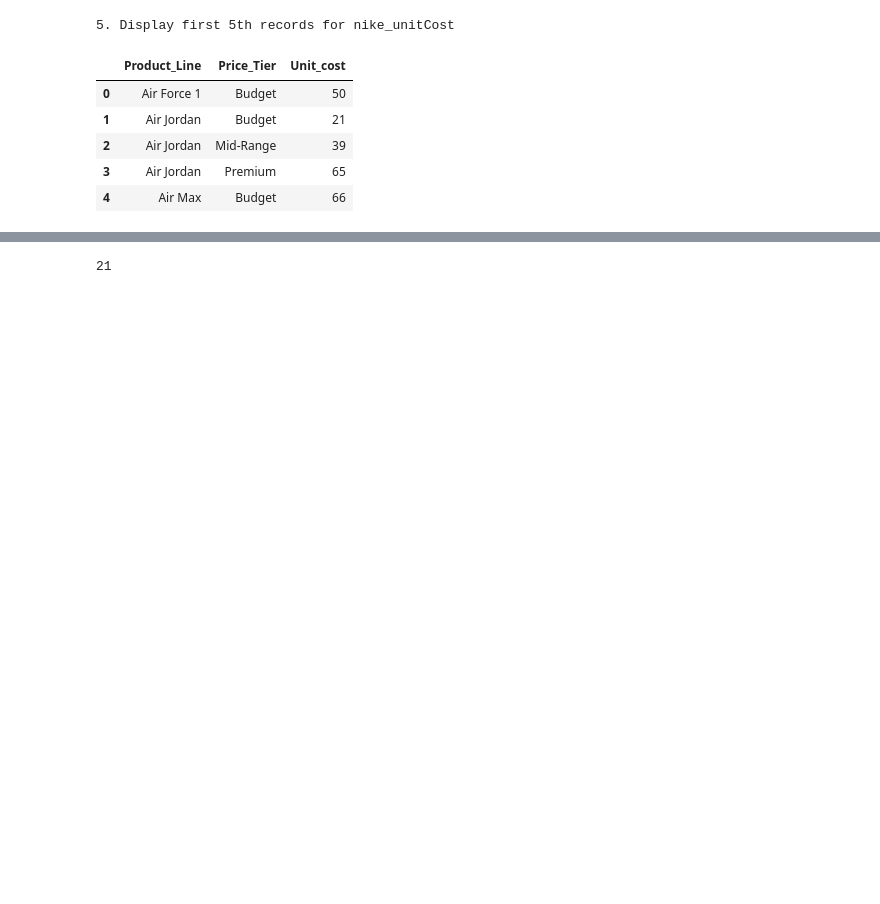
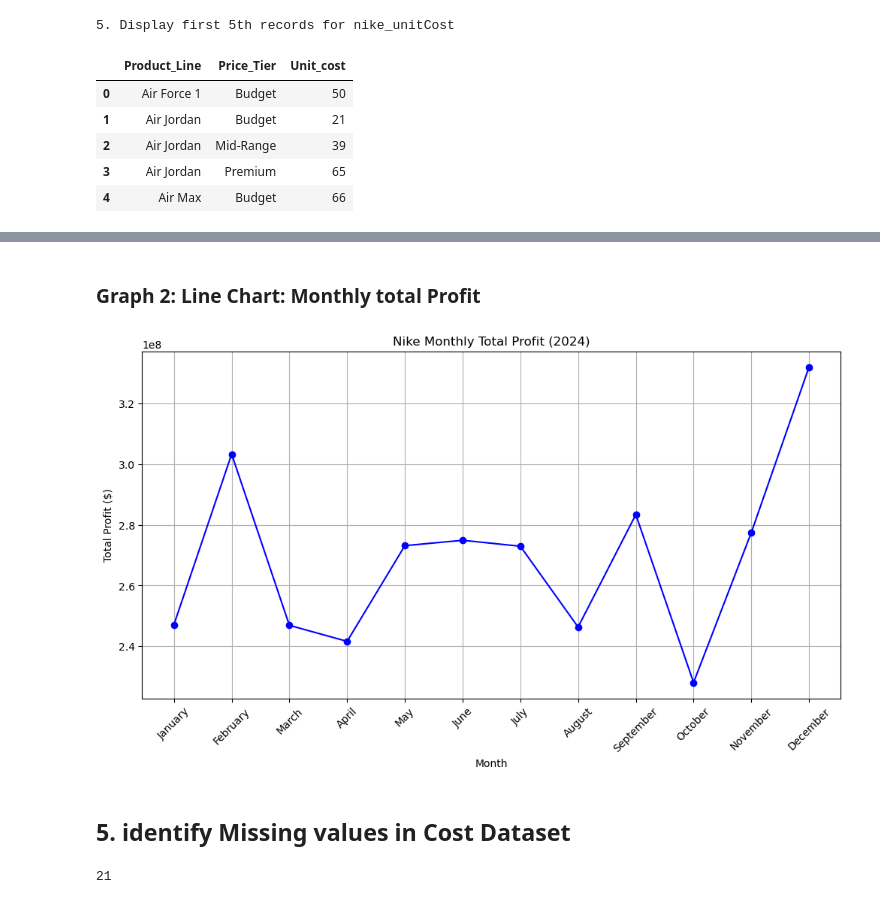
Before and after one commit to kchan450/Assignment3, a Jupyter notebook: Script/Assignment5_0220.ipynb, the cells around one changed output, grey strips where cells are left out. Cells and saved outputs as stored; diff of their text form; code cells hidden in the pictures; blank space fills up the shorter version.

```diff
--- a/Script/Assignment5_0220.ipynb
+++ b/Script/Assignment5_0220.ipynb
@@ -176,3 +240,32 @@ new = pd.merge(sales, cost, how = 'left', on=["Product_Line", "Price_Tier"])
+# %% [markdown]
+### Graph 2: Line Chart: Monthly total Profit
+# %%
+# Compute Total Profit per row (without modifying the original dataset)
+new["Total_Profit"] = (new["Retail_Price"] - new["Unit_cost"]) * new["Units_Sold"]
+
+# Aggregate total profit by month
+monthly_profit = new.groupby("Month")["Total_Profit"].sum()
+
+# Sort months correctly
+month_order = ["January", "February", "March", "April", "May", "June",
+               "July", "August", "September", "October", "November", "December"]
+monthly_profit = monthly_profit.reindex(month_order)
+
+# Plot Monthly Total Profit
+plt.figure(figsize=(12, 6))
+plt.plot(monthly_profit.index, monthly_profit.values, marker='o', linestyle='-', color='blue', label="Total Profit ($)")
+
+# Title and Labels
+plt.title("Nike Monthly Total Profit (2024)")
+plt.xlabel("Month")
+plt.ylabel("Total Profit ($)")
+plt.xticks(rotation=45)
+plt.grid()
+plt.show()
+# %% [output]
+[figure, added]
+# %% [markdown]
+## **5. identify Missing values in Cost Dataset**
 # %%
 missing_Count = new["Unit_cost"].isna().sum()
 missing_Count
```
Also changed, not shown: parts of 15 cells of this notebook.
